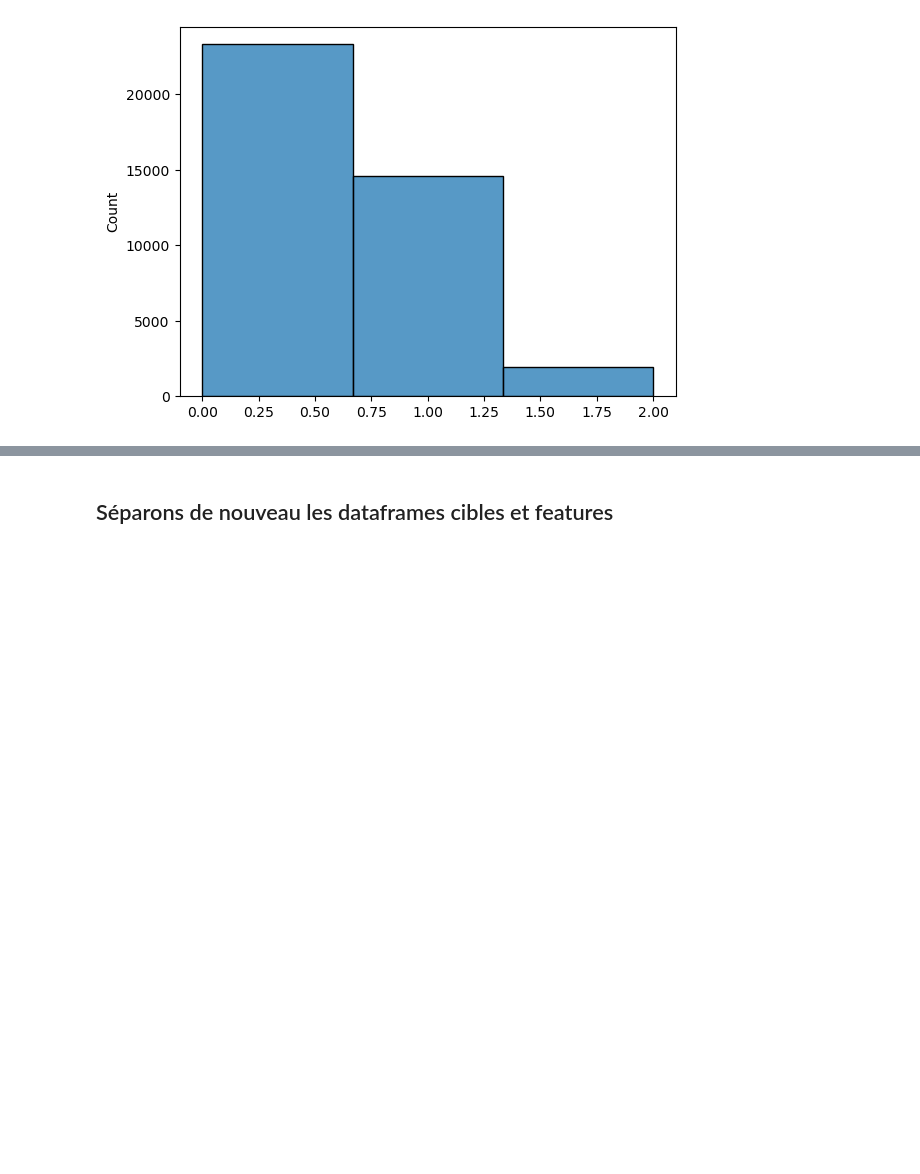
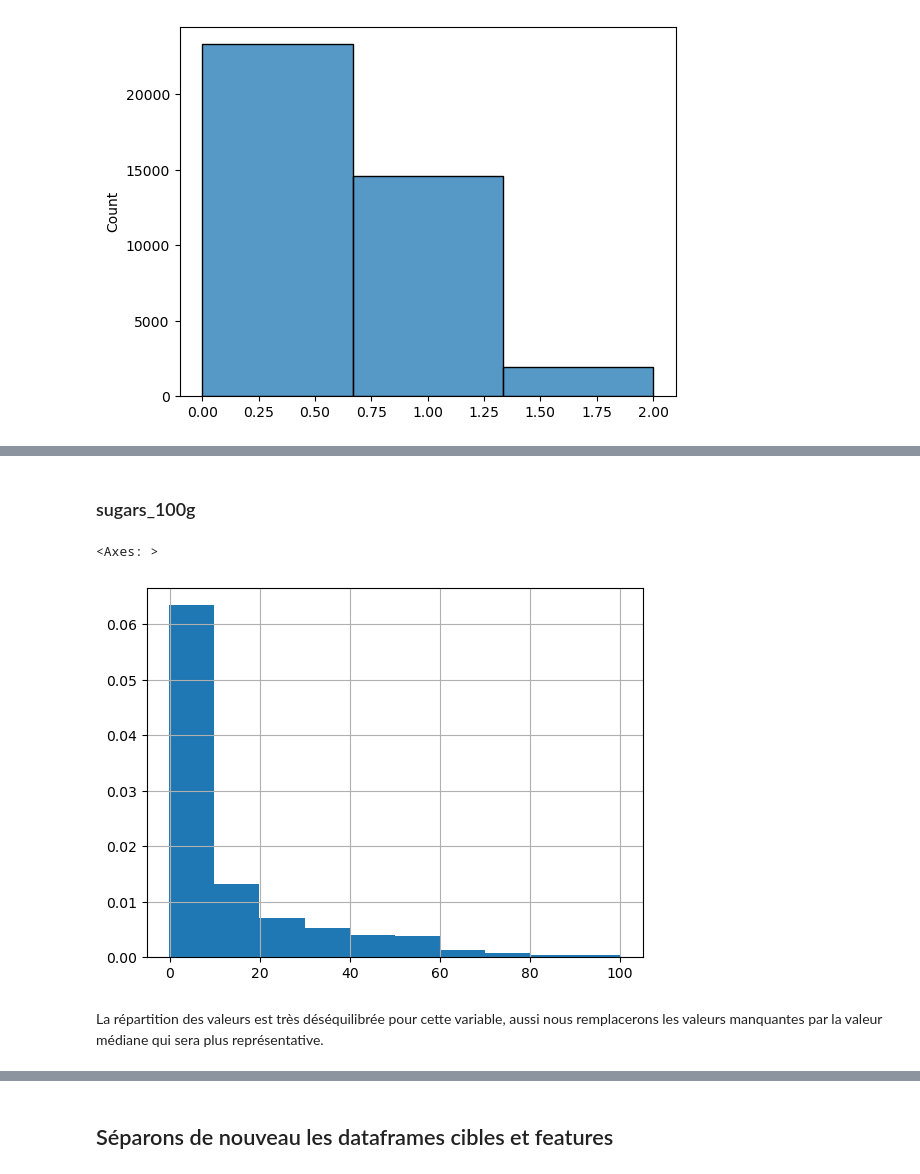
Before and after one commit to lalende/OpenClassRooms-Certification-Data-Scientist, a Jupyter notebook: Projet 3 - Préparez des donneés pour un organisme de santé publique/Projet 3.ipynb, the cells around one changed output, grey strips where cells are left out. Cells and saved outputs as stored; diff of their text form; code cells hidden in the pictures; blank space fills up the shorter version.

```diff
--- a/Projet 3 - Préparez des donneés pour un organisme de santé publique/Projet 3.ipynb
+++ b/Projet 3 - Préparez des donneés pour un organisme de santé publique/Projet 3.ipynb
@@ -757,0 +819,9 @@ sns.histplot(df_cible_features.isnull().sum(axis=1), bins=3)
+# %% [markdown]
+### sugars_100g
+# %%
+df_cible_features["sugars_100g"].hist(density=True)
+# %% [output]
+<Axes: >
+[figure, added]
+# %% [markdown]
+La répartition des valeurs est très déséquilibrée pour cette variable, aussi nous remplacerons les valeurs manquantes par la valeur médiane qui sera plus représentative.
```
Also changed, not shown: parts of 172 cells of this notebook.
